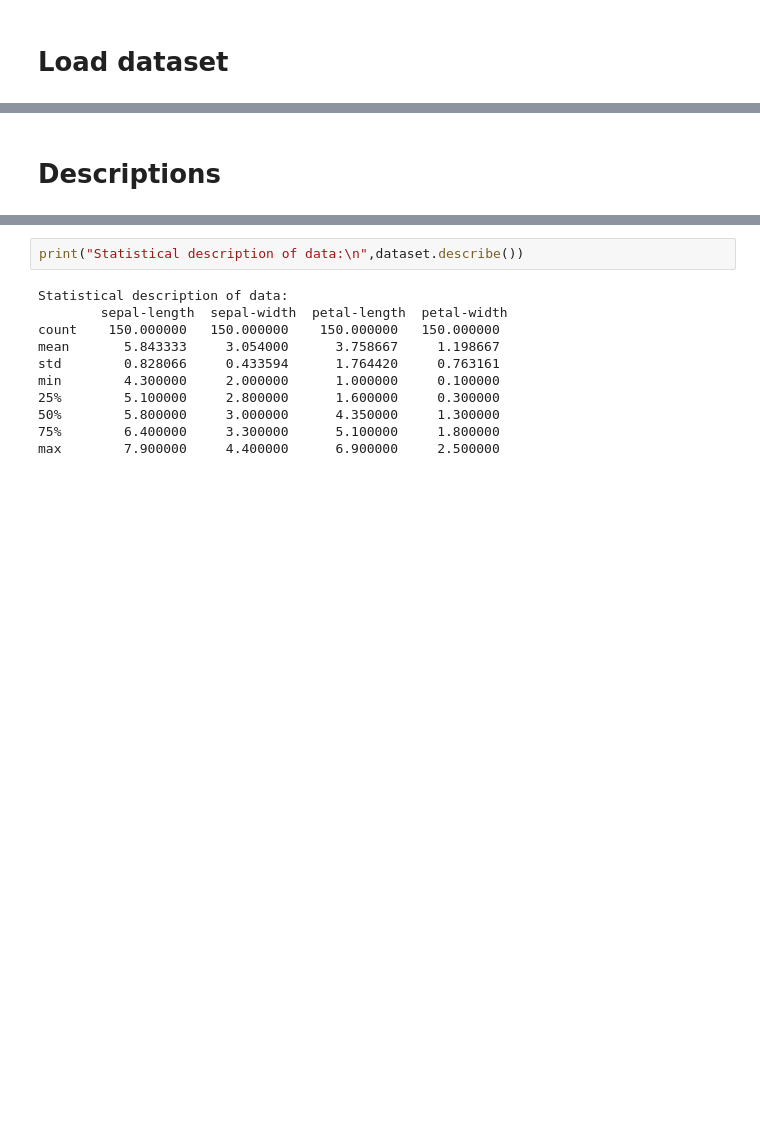
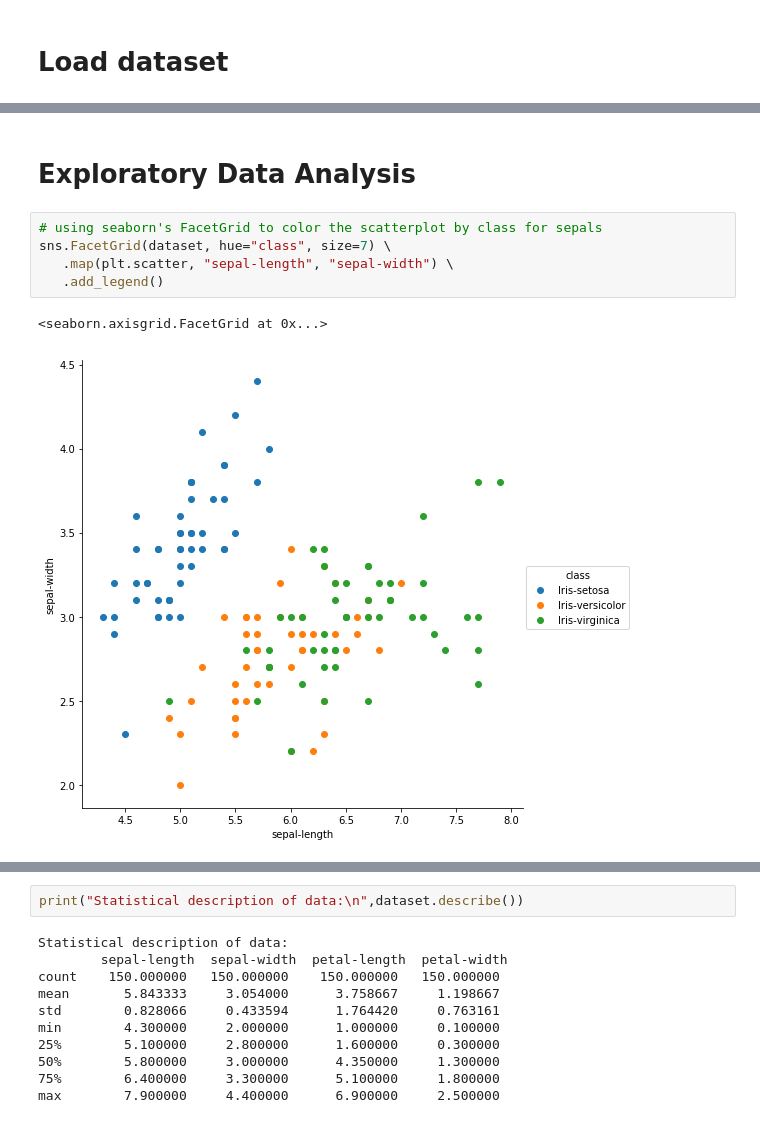
Before and after one commit to rajasekhar6057/Data-Science-Pipe-Line, a Jupyter notebook: Data Science Pipeline - Iris Dataset.ipynb, the cells around one changed output, grey strips where cells are left out. Cells and saved outputs as stored; diff of their text form; blank space fills up the shorter version.

```diff
--- a/Data Science Pipeline - Iris Dataset.ipynb
+++ b/Data Science Pipeline - Iris Dataset.ipynb
@@ -46,5 +57,13 @@ Iris-setosa        50
 Iris-versicolor    50
 Iris-virginica     50
 dtype: int64
-# %% [markdown]
-# Descriptions
+# %% [markdown]
+# Exploratory Data Analysis
+# %%
+# using seaborn's FacetGrid to color the scatterplot by class for sepals
+sns.FacetGrid(dataset, hue="class", size=7) \
+   .map(plt.scatter, "sepal-length", "sepal-width") \
+   .add_legend()
+# %% [output]
+<seaborn.axisgrid.FacetGrid at 0x...>
+[figure, added]
```
Also changed, not shown: parts of 20 cells of this notebook.
